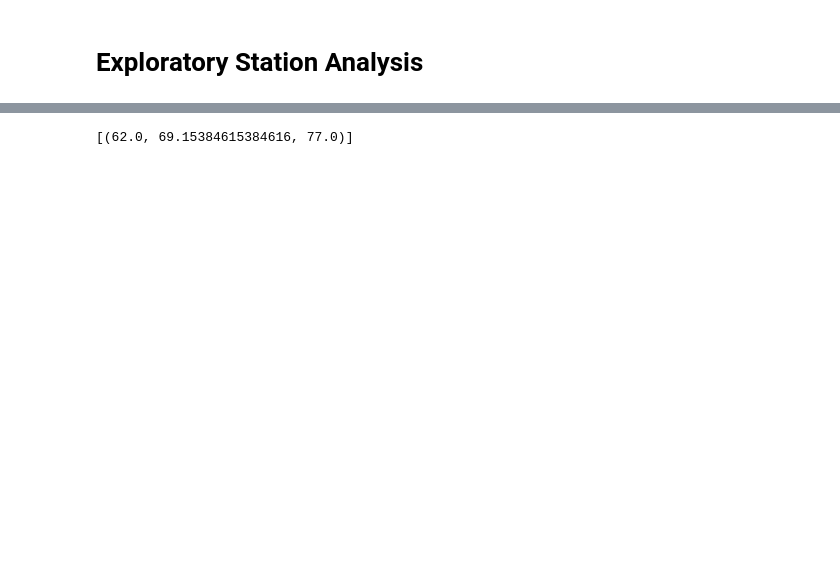
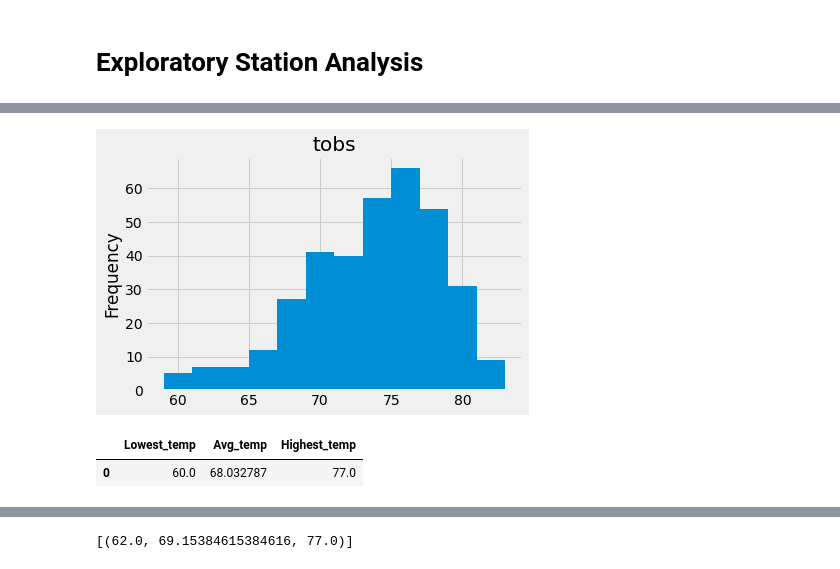
Before and after one commit to Vilma011/SQL_Alchemy, a Jupyter notebook: climate_starter.ipynb, the cells around one changed output, grey strips where cells are left out. Cells and saved outputs as stored; diff of their text form; code cells hidden in the pictures; blank space fills up the shorter version.

```diff
--- a/climate_starter.ipynb
+++ b/climate_starter.ipynb
@@ -152,0 +140,6 @@ plt.show()
+# %%
+#Design a query to retrieve the last 12 months of temperature observation data (tobs).
+#Filter by the station with the highest number of observations.
+temp_station_highest = pd.read_sql("select * from Measurement m join Station s on m.station = s.station \
+                            where s.station = 'USC00519281' and date > '2016-08-18' ", session.bind)
+temp_station_highest.head()
@@ -152,0 +153,17 @@ plt.show()
+# %%
+#Plot the results as a histogram with bins=12.
+temp_station_highest.hist(column='tobs', bins = 12)
+plt.ylabel("Frequency")
+plt.savefig("Temp_Station.png")
+plt.show()
+# %% [output]
+[figure, added]
+# %%
+#Temperature Analysis (NOT USING CALC_TEMPS)
+my_vacation = pd.read_sql("select min(m.tobs) as Lowest_temp,avg(m.tobs) as Avg_temp, max(m.tobs) as Highest_temp \
+                                from Measurement m join Station s on m.station = s.station \
+                                where date between '2017-01-01' and '2017-01-10'", session.bind)
+my_vacation
+# %% [output]
+|  | Lowest_temp | Avg_temp | Highest_temp |
+| 0 | 60.0 | 68.032787 | 77.0 |
```
Also changed, not shown: parts of 33 cells of this notebook, 2 other files.
